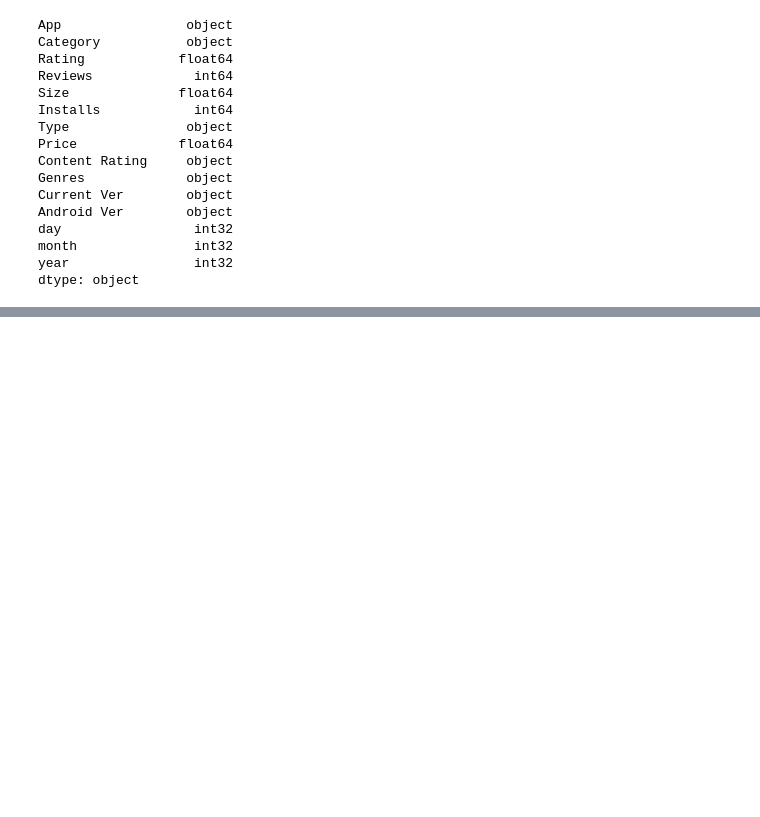
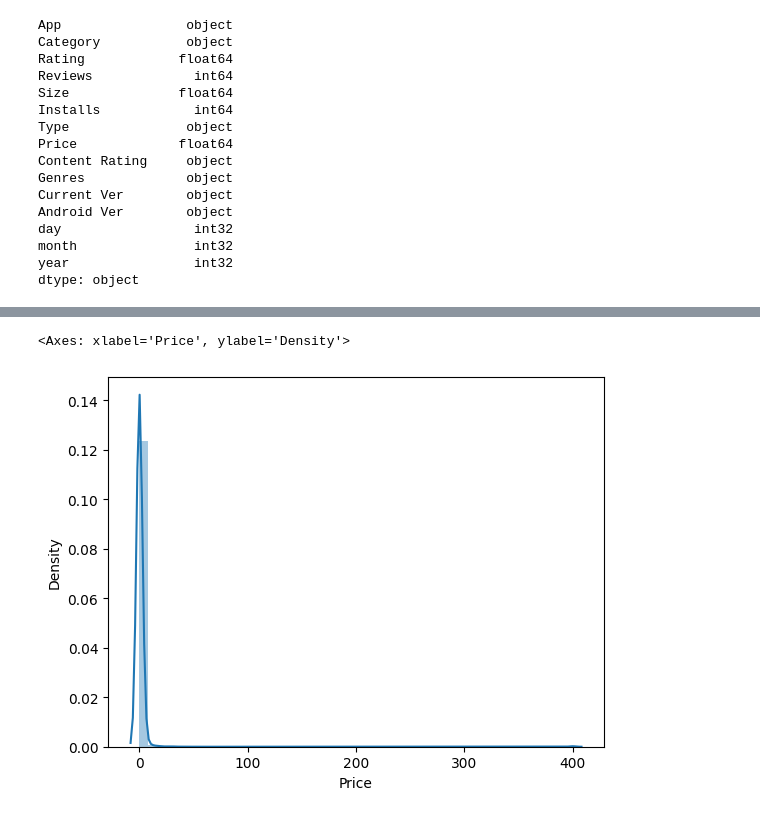
Before and after one commit to prA-G/Machine-Learning, a Jupyter notebook: EDA/1. Google Play.ipynb, the cells around one changed output, grey strips where cells are left out. Cells and saved outputs as stored; diff of their text form; code cells hidden in the pictures; blank space fills up the shorter version.

```diff
--- a/EDA/1. Google Play.ipynb
+++ b/EDA/1. Google Play.ipynb
@@ -711,0 +934,5 @@ dtype: object
+# %%
+sns.distplot(df_copy["Price"], kde= True)
+# %% [output]
+<Axes: xlabel='Price', ylabel='Density'>
+[figure, added]
```
Also changed, not shown: parts of 52 cells of this notebook.
